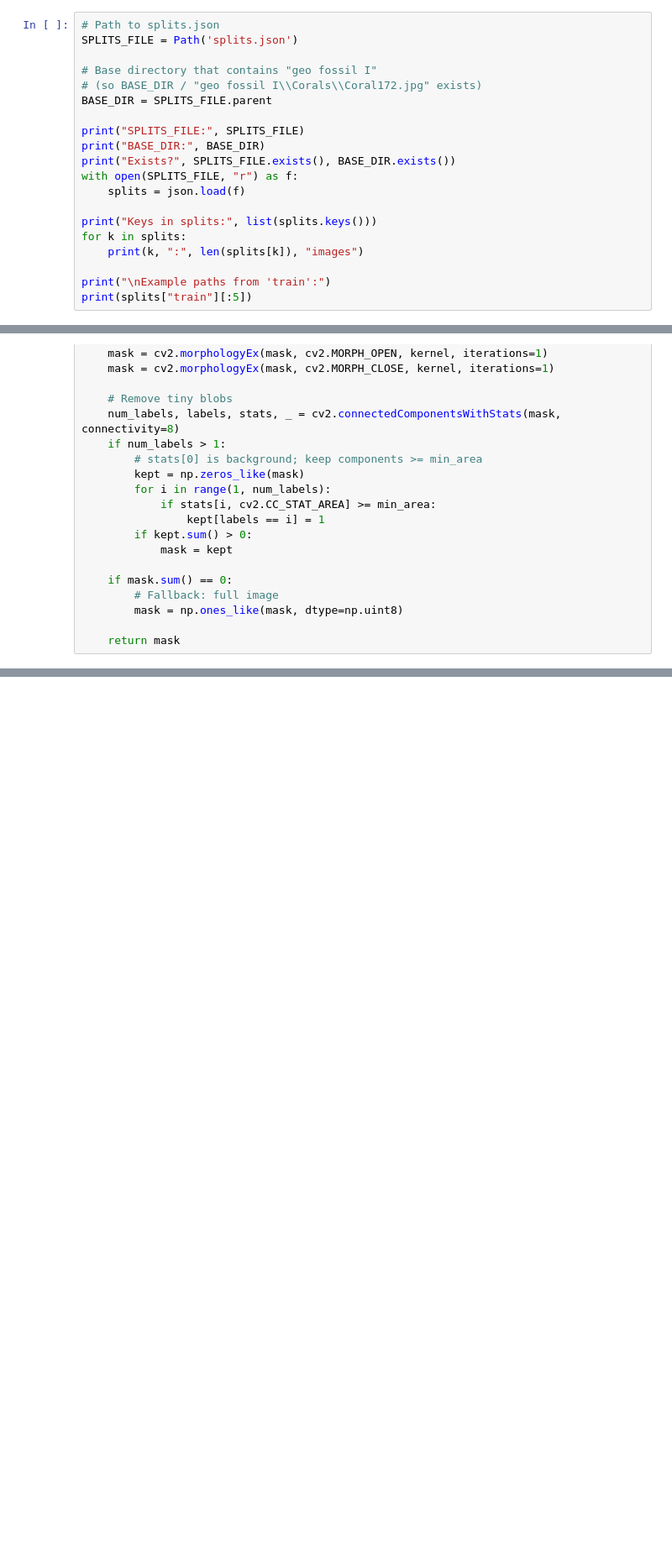
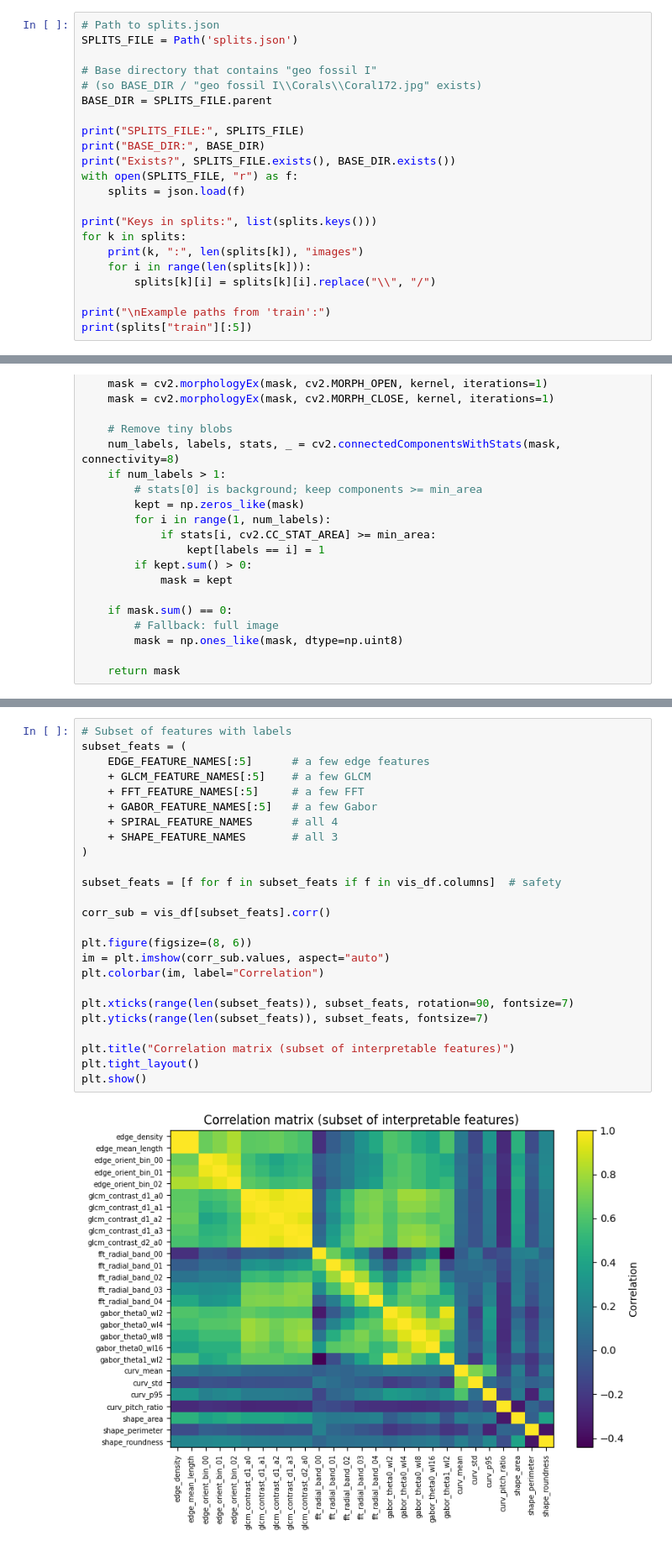
Before and after one commit to Swapnil-Safkat/Fossil-Patern-centric-AI-detection, a Jupyter notebook: textual feature extraction.ipynb, the cells around one changed output, grey strips where cells are left out. Shown at 84% size. Drawn from its saved outputs; the diff is of its cells as text; blank space fills up the shorter version.

```diff
--- a/textual feature extraction.ipynb
+++ b/textual feature extraction.ipynb
@@ -30,6 +30,8 @@ with open(SPLITS_FILE, "r") as f:
 print("Keys in splits:", list(splits.keys()))
 for k in splits:
     print(k, ":", len(splits[k]), "images")
+    for i in range(len(splits[k])):
+        splits[k][i] = splits[k][i].replace("\\", "/")
 
 print("\nExample paths from 'train':")
 print(splits["train"][:5])
@@ -269,0 +642,27 @@ def extract_all_features(gray: np.ndarray, mask: np.ndarray):
+# %%
+# Subset of features with labels
+subset_feats = (
+    EDGE_FEATURE_NAMES[:5]      # a few edge features
+    + GLCM_FEATURE_NAMES[:5]    # a few GLCM
+    + FFT_FEATURE_NAMES[:5]     # a few FFT
+    + GABOR_FEATURE_NAMES[:5]   # a few Gabor
+    + SPIRAL_FEATURE_NAMES      # all 4
+    + SHAPE_FEATURE_NAMES       # all 3
+)
+
+subset_feats = [f for f in subset_feats if f in vis_df.columns]  # safety
+
+corr_sub = vis_df[subset_feats].corr()
+
+plt.figure(figsize=(8, 6))
+im = plt.imshow(corr_sub.values, aspect="auto")
+plt.colorbar(im, label="Correlation")
+
+plt.xticks(range(len(subset_feats)), subset_feats, rotation=90, fontsize=7)
+plt.yticks(range(len(subset_feats)), subset_feats, fontsize=7)
+
+plt.title("Correlation matrix (subset of interpretable features)")
+plt.tight_layout()
+plt.show()
+# %% [output]
+[figure, added]
```
Also changed, not shown: parts of 28 cells of this notebook, 19 other files.
